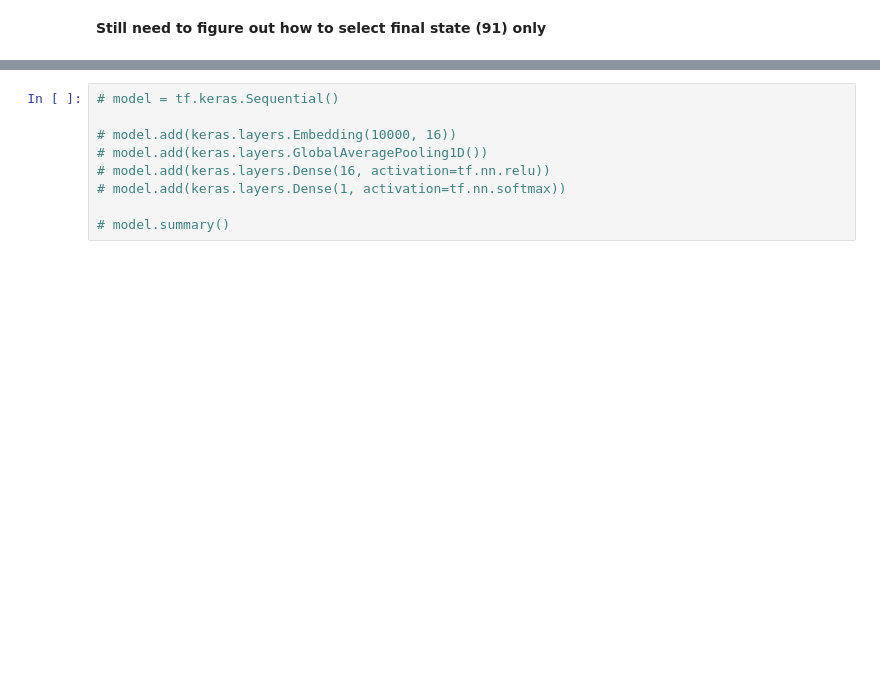
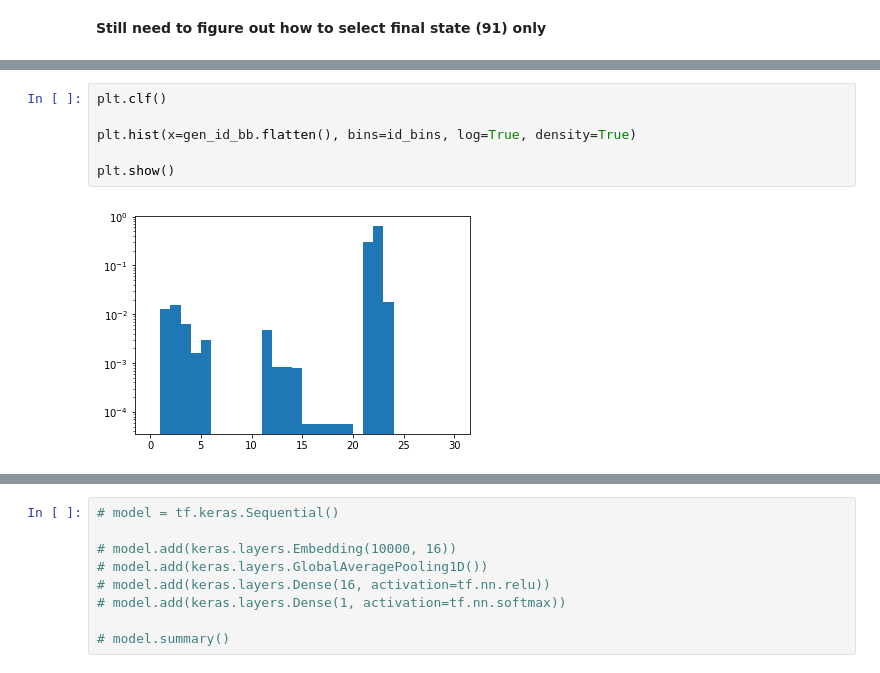
Before and after one commit to bencammett/ML_project_Comp2, a Jupyter notebook: particle_class_with_uproot.ipynb, the cells around one changed output, grey strips where cells are left out. Drawn from its saved outputs; the diff is of its cells as text; blank space fills up the shorter version.

```diff
--- a/particle_class_with_uproot.ipynb
+++ b/particle_class_with_uproot.ipynb
@@ -119,4 +149,12 @@ plt.hist(x=gen_id.flatten(), bins=id_bins, log=True, density=True)
 plt.show()
 # %% [output]
 [figure]
+# %%
+plt.clf()
+
+plt.hist(x=gen_id_bb.flatten(), bins=id_bins, log=True, density=True)
+
+plt.show()
+# %% [output]
+[figure, added]
 # %%
```
Also changed, not shown: parts of 16 cells of this notebook, 3 other files.
